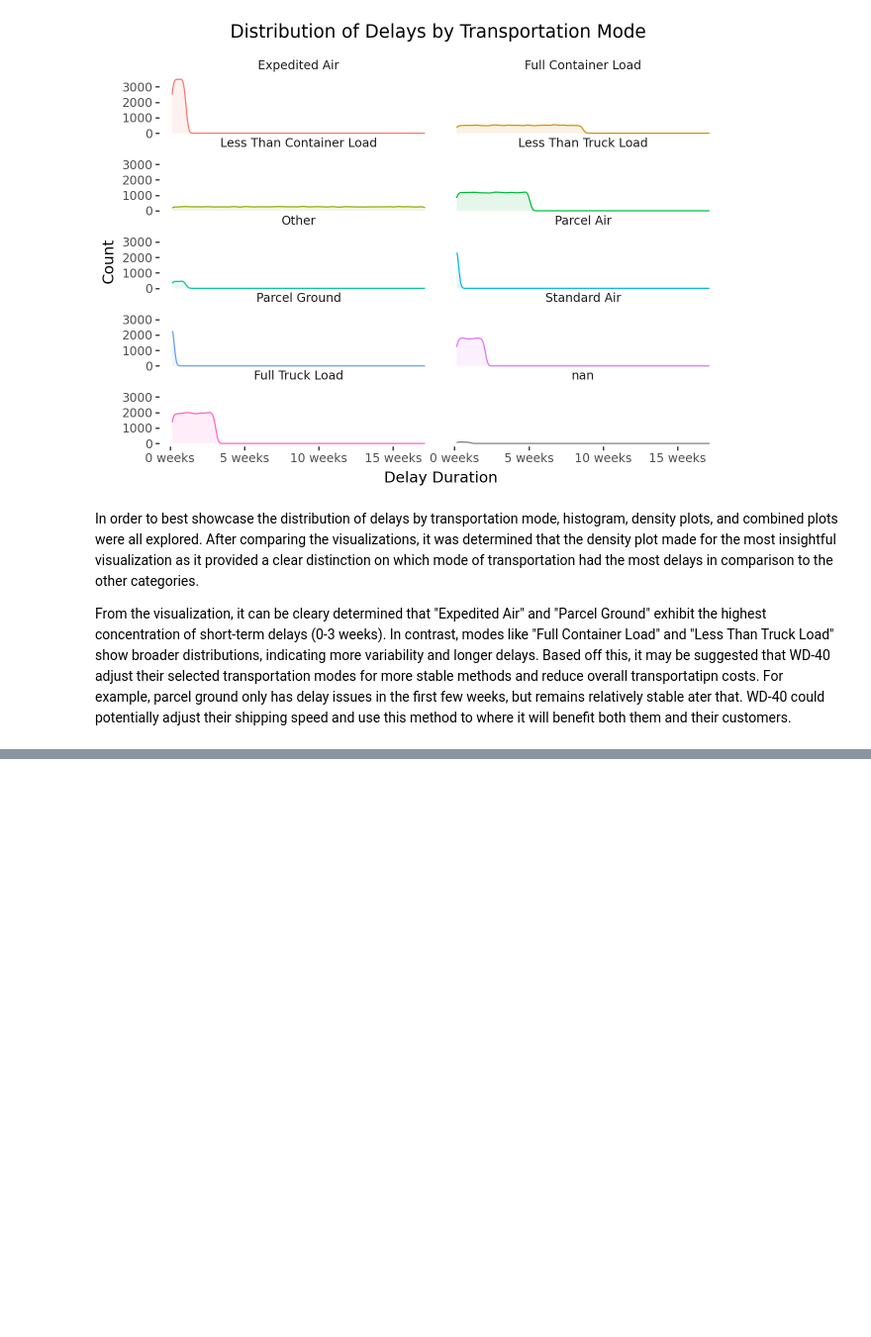
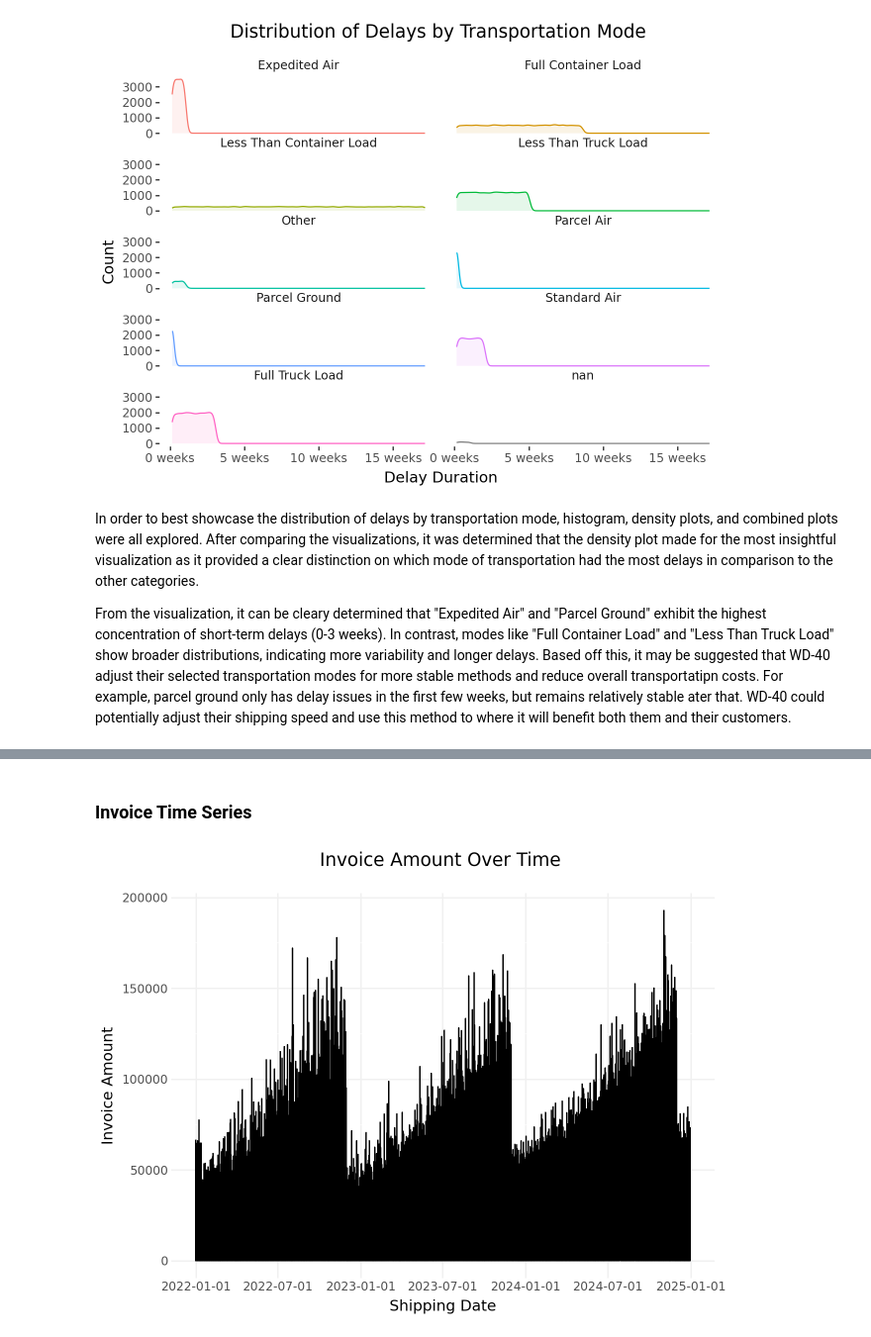
Before and after one commit to c-conone/om621_assignments, a Jupyter notebook: notebook/assignments.ipynb, the cells around one changed output, grey strips where cells are left out. Shown at 99% size. Saved outputs shown, nothing was run; the diff lists cells and outputs as text; code cells hidden in the pictures; blank space fills up the shorter version.

```diff
--- a/notebook/assignments.ipynb
+++ b/notebook/assignments.ipynb
@@ -352,0 +437,17 @@ From the visualization, it can be cleary determined that "Expedited Air" and "Pa
+# %% [markdown]
+### Invoice Time Series
+# %%
+# create visualization (line chart) of the time-series data for invoice amounts by shipping date
+
+transportation_sorted = (
+    transportation
+    .sort_values('shipping_date')
+)
+
+p = ggplot(data=transportation_sorted, mapping=aes(x='shipping_date', y='usda_invoice_amount'))
+p + geom_line() + labs(x='Shipping Date',
+                       y='Invoice Amount',
+                       title='Invoice Amount Over Time \n') + \
+                       custom_theme
+# %% [output]
+[figure, added]
```
Also changed, not shown: parts of 29 cells of this notebook, 2 other files.
